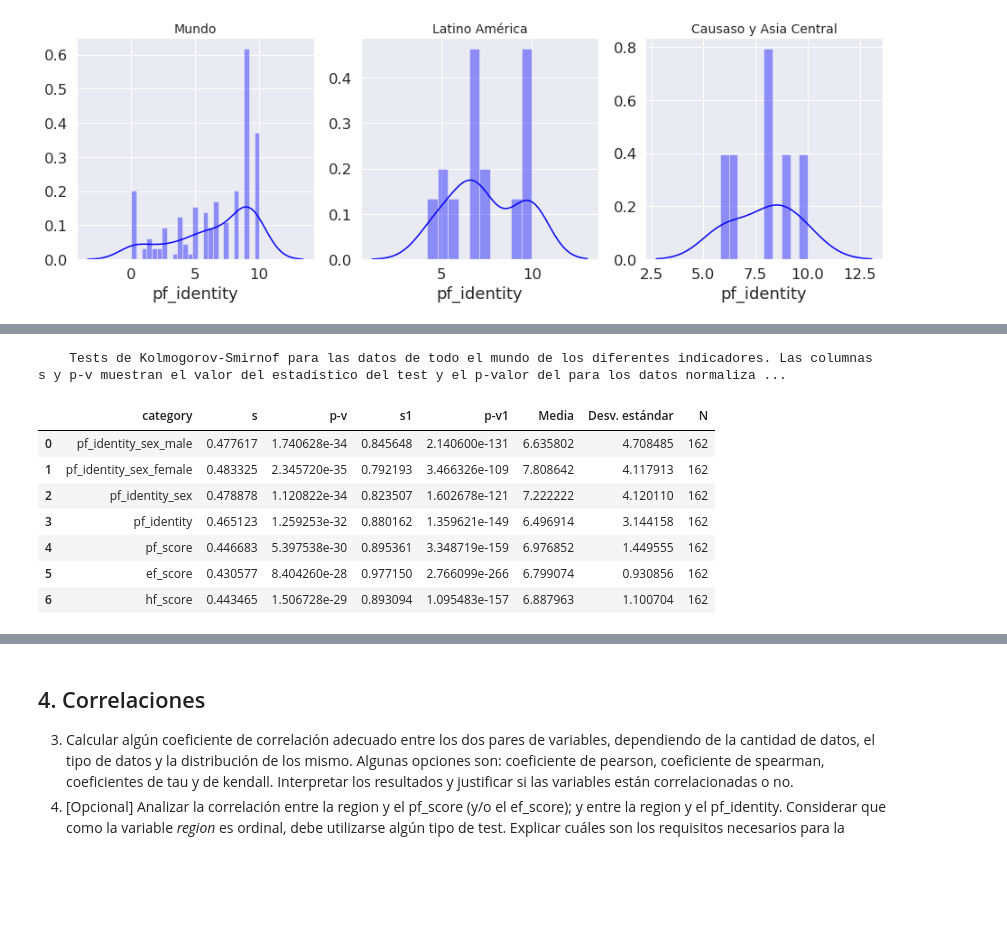
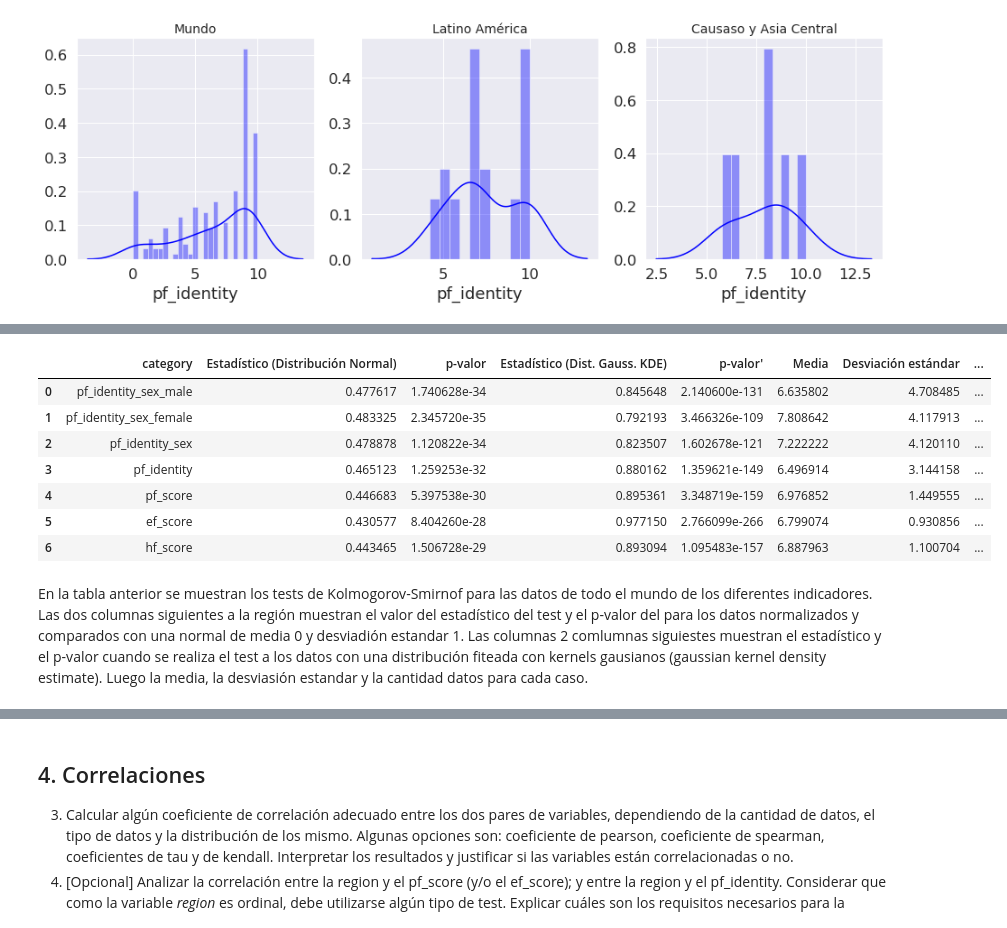
Before and after one commit to diegobcuadro/AyV_Grupo10, a Jupyter notebook: practico.ipynb, the cells around one changed output, grey strips where cells are left out. Drawn from its saved outputs; the diff is of its cells as text; code cells hidden in the pictures; blank space fills up the shorter version.

```diff
--- a/practico.ipynb
+++ b/practico.ipynb
@@ -943,43 +939,41 @@ axs[2].title.set_fontsize(14)
 # %%
 k_tests = []
 
 df_world = dataset[dataset['year'] == 2017]
 
 for col in df_world.columns:
     if col not in ['year', 'ISO_code', 'countries', 'region','pf_identity_segment','pf_score_segment',
                    'ef_score_segment','pf_identity_legal','pf_identity_divorce','pf_rank','ef_rank','hf_rank']:
         x     = df_world[col]
         mu    = numpy.mean( x )
         std   = numpy.std( x )
         n     = len( x )
         test  = [ (y - mu)/(std*numpy.sqrt(n)) for y in x ]
         s, p  = scipy.stats.kstest(test,'norm')
         s1, p1 = scipy.stats.kstest(df_world[col],scipy.stats.gaussian_kde(df_world[col]))
         #print (col, mu, std, n, s, p)
         k_tests.append( {
             'category':col,
-            's':s,
-            'p-v':p,
-            's1':s1,
-            'p-v1':p1,
-            'Media':mu,
-            'Desv. estándar':std,
-            'N':n
+            'Estadístico    (Distribución Normal)': s,
+            'p-valor': p,
+            'Estadístico    (Dist. Gauss. KDE)': s1,
+            "p-valor'": p1,
+            'Media': mu,
+            'Desviación estándar': std,
+            'N': n
         } )
 
 k_tests = pandas.DataFrame(k_tests)
-print("""
-    Tests de Kolmogorov-Smirnof para las datos de todo el mundo de los diferentes indicadores. Las columnas s y p-v muestran el valor del estadístico del test y el p-valor del para los datos normalizados y comparados con una normal de media 0 y desviadión estandar 1. Las columnas s1 y p-v1 muestran el estadístico y el p-valor cuando se realiza el test a los datos con una distribución fiteada con kernels gausianos (gaussian kernel density estimate). Luego la media, la desviasión estandar y la cantidad datos para cada caso.
-""")
 k_tests
 # %% [output]
-    Tests de Kolmogorov-Smirnof para las datos de todo el mundo de los diferentes indicadores. Las columnas s y p-v muestran el valor del estadístico del test y el p-valor del para los datos normaliza ...
-|  | category | s | p-v | s1 | p-v1 | Media | Desv. estándar | N |
-| 0 | pf_identity_sex_male | 0.477617 | 1.740628e-34 | 0.845648 | 2.140600e-131 | 6.635802 | 4.708485 | 162 |
-| 1 | pf_identity_sex_female | 0.483325 | 2.345720e-35 | 0.792193 | 3.466326e-109 | 7.808642 | 4.117913 | 162 |
-| 2 | pf_identity_sex | 0.478878 | 1.120822e-34 | 0.823507 | 1.602678e-121 | 7.222222 | 4.120110 | 162 |
-| 3 | pf_identity | 0.465123 | 1.259253e-32 | 0.880162 | 1.359621e-149 | 6.496914 | 3.144158 | 162 |
-| 4 | pf_score | 0.446683 | 5.397538e-30 | 0.895361 | 3.348719e-159 | 6.976852 | 1.449555 | 162 |
-| 5 | ef_score | 0.430577 | 8.404260e-28 | 0.977150 | 2.766099e-266 | 6.799074 | 0.930856 | 162 |
-| 6 | hf_score | 0.443465 | 1.506728e-29 | 0.893094 | 1.095483e-157 | 6.887963 | 1.100704 | 162 |
+|  | category | Estadístico (Distribución Normal) | p-valor | Estadístico (Dist. Gauss. KDE) | p-valor' | Media | Desviación estándar | ... |
+| 0 | pf_identity_sex_male | 0.477617 | 1.740628e-34 | 0.845648 | 2.140600e-131 | 6.635802 | 4.708485 | ... |
+| 1 | pf_identity_sex_female | 0.483325 | 2.345720e-35 | 0.792193 | 3.466326e-109 | 7.808642 | 4.117913 | ... |
+| 2 | pf_identity_sex | 0.478878 | 1.120822e-34 | 0.823507 | 1.602678e-121 | 7.222222 | 4.120110 | ... |
+| 3 | pf_identity | 0.465123 | 1.259253e-32 | 0.880162 | 1.359621e-149 | 6.496914 | 3.144158 | ... |
+| 4 | pf_score | 0.446683 | 5.397538e-30 | 0.895361 | 3.348719e-159 | 6.976852 | 1.449555 | ... |
+| 5 | ef_score | 0.430577 | 8.404260e-28 | 0.977150 | 2.766099e-266 | 6.799074 | 0.930856 | ... |
+| 6 | hf_score | 0.443465 | 1.506728e-29 | 0.893094 | 1.095483e-157 | 6.887963 | 1.100704 | ... |
+# %% [markdown]
+En la tabla anterior se muestran los tests de Kolmogorov-Smirnof para las datos de todo el mundo de los diferentes indicadores. Las dos columnas siguientes a la región muestran el valor del estadístico del test y el p-valor del para los datos normalizados y comparados con una normal de media 0 y desviadión estandar 1. Las columnas 2 comlumnas siguiestes muestran el estadístico y el p-valor cuando se realiza el test a los datos con una distribución fiteada con kernels gausianos (gaussian kernel density estimate). Luego la media, la desviasión estandar y la cantidad datos para cada caso.
 # %% [markdown]
```
Also changed, not shown: parts of 13 cells of this notebook.
